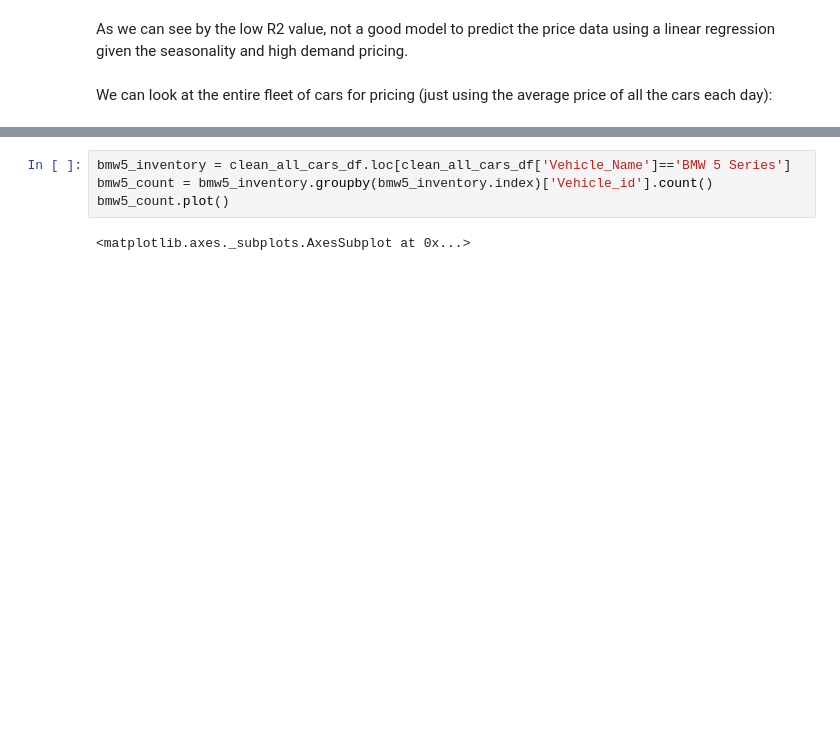
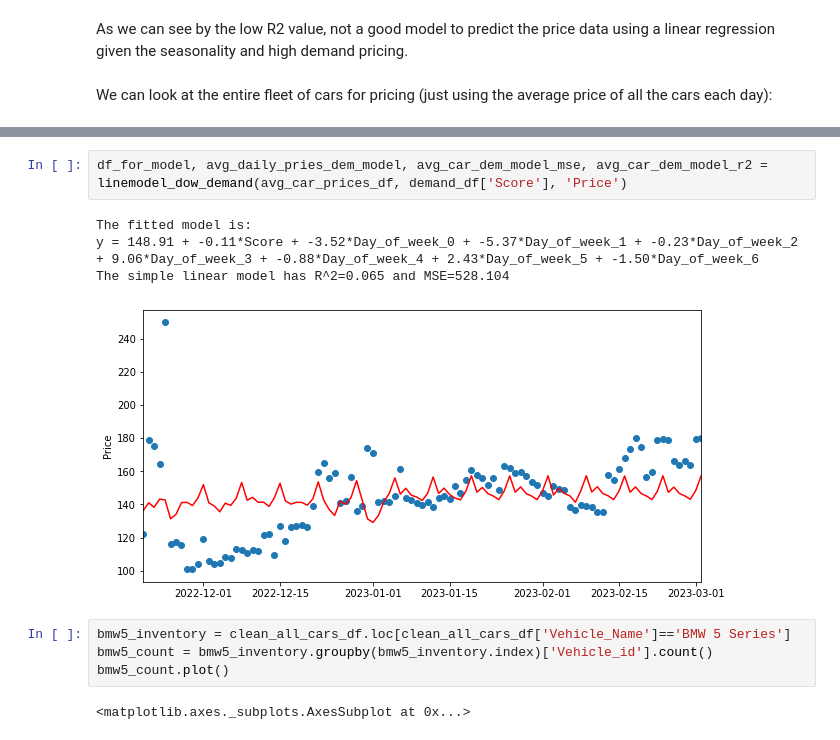
Before and after one commit to JADukeAIPI/AIPIProject, a Jupyter notebook: EDA_and_modeling.ipynb, the cells around one changed output, grey strips where cells are left out. Saved outputs shown, nothing was run; the diff lists cells and outputs as text; blank space fills up the shorter version.

```diff
--- a/EDA_and_modeling.ipynb
+++ b/EDA_and_modeling.ipynb
@@ -504,3 +621,10 @@ We can look at the entire fleet of cars for pricing (just using the average pric
+# %%
+df_for_model, avg_daily_pries_dem_model, avg_car_dem_model_mse, avg_car_dem_model_r2 = linemodel_dow_demand(avg_car_prices_df, demand_df['Score'], 'Price')
+# %% [output]
+The fitted model is:
+y = 148.91 + -0.11*Score + -3.52*Day_of_week_0 + -5.37*Day_of_week_1 + -0.23*Day_of_week_2 + 9.06*Day_of_week_3 + -0.88*Day_of_week_4 + 2.43*Day_of_week_5 + -1.50*Day_of_week_6
+The simple linear model has R^2=0.065 and MSE=528.104
+[figure, added]
 # %%
 bmw5_inventory = clean_all_cars_df.loc[clean_all_cars_df['Vehicle_Name']=='BMW 5 Series']
 bmw5_count = bmw5_inventory.groupby(bmw5_inventory.index)['Vehicle_id'].count()
```
Also changed, not shown: parts of 6 cells of this notebook.
